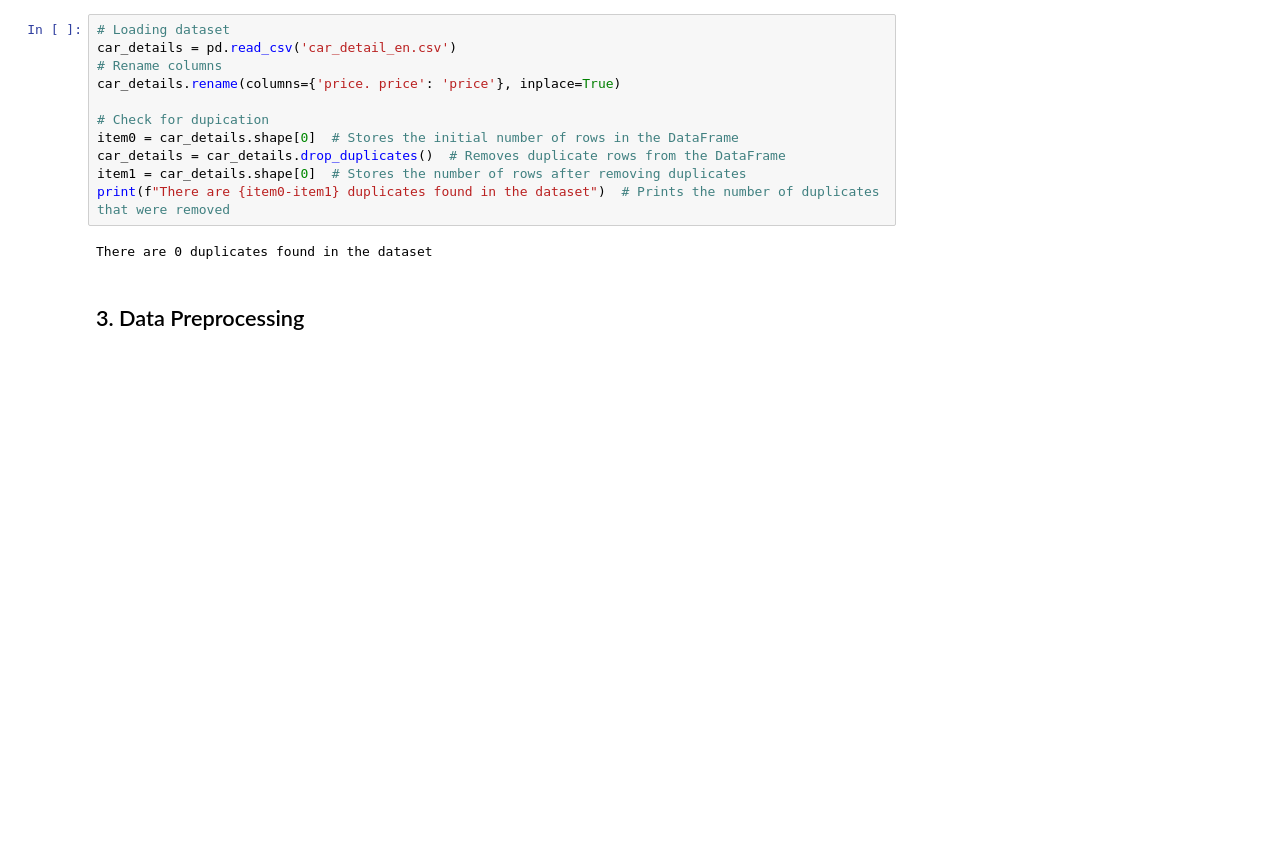
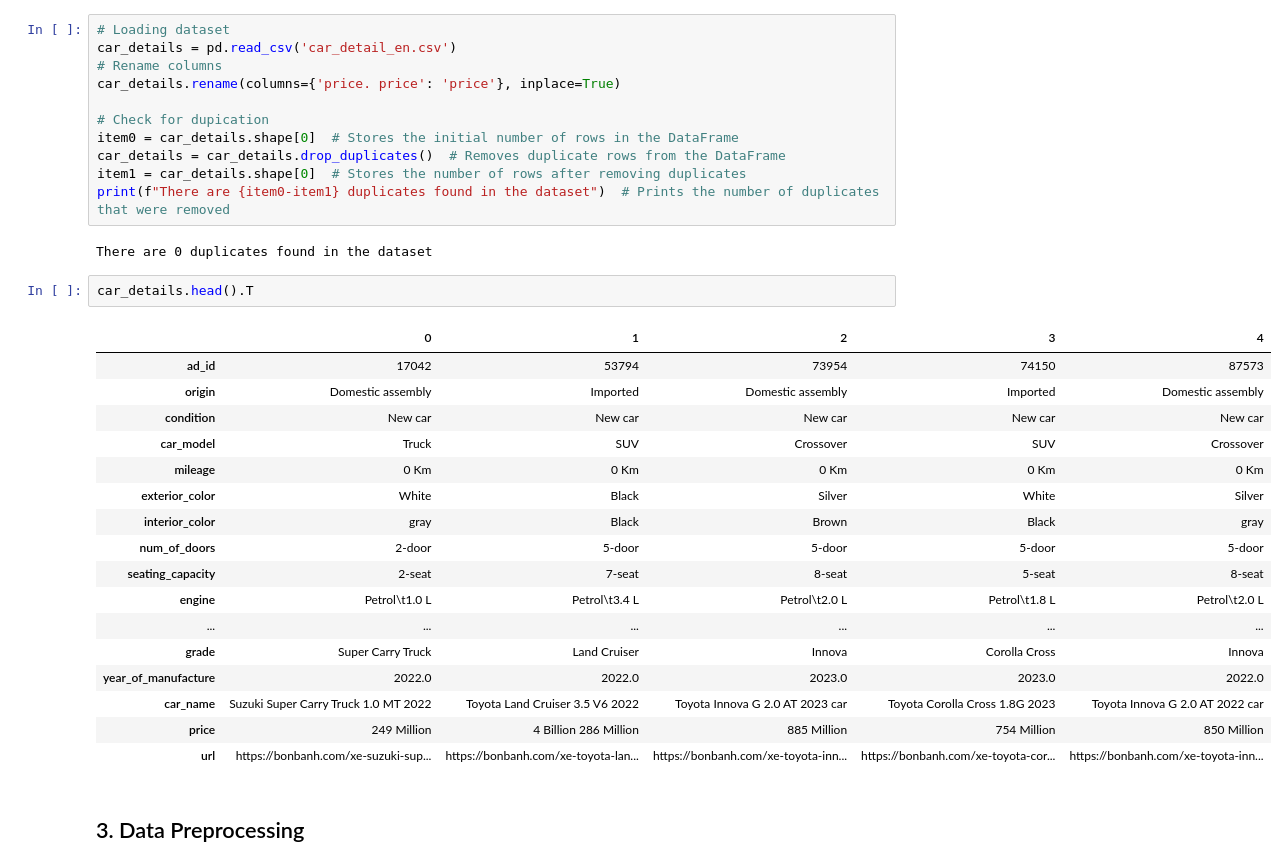
Before and after one commit to duyphuongnguyen1999/Car-Price-Prediction, a Jupyter notebook: Data_Preparation_Module.ipynb, the cells around one changed output. Saved outputs shown, nothing was run; the diff lists cells and outputs as text; blank space fills up the shorter version.

```diff
--- a/Data_Preparation_Module.ipynb
+++ b/Data_Preparation_Module.ipynb
@@ -45,6 +47,26 @@ item1 = car_details.shape[0]  # Stores the number of rows after removing duplica
 print(f"There are {item0-item1} duplicates found in the dataset")  # Prints the number of duplicates that were removed
 # %% [output]
 There are 0 duplicates found in the dataset
+# %%
+car_details.head().T
+# %% [output]
+|  | 0 | 1 | 2 | 3 | 4 |
+| ad_id | 17042 | 53794 | 73954 | 74150 | 87573 |
+| origin | Domestic assembly | Imported | Domestic assembly | Imported | Domestic assembly |
+| condition | New car | New car | New car | New car | New car |
+| car_model | Truck | SUV | Crossover | SUV | Crossover |
+| mileage | 0 Km | 0 Km | 0 Km | 0 Km | 0 Km |
+| exterior_color | White | Black | Silver | White | Silver |
+| interior_color | gray | Black | Brown | Black | gray |
+| num_of_doors | 2-door | 5-door | 5-door | 5-door | 5-door |
+| seating_capacity | 2-seat | 7-seat | 8-seat | 5-seat | 8-seat |
+| engine | Petrol\t1.0 L | Petrol\t3.4 L | Petrol\t2.0 L | Petrol\t1.8 L | Petrol\t2.0 L |
+| ... | ... | ... | ... | ... | ... |
+| grade | Super Carry Truck | Land Cruiser | Innova | Corolla Cross | Innova |
+| year_of_manufacture | 2022.0 | 2022.0 | 2023.0 | 2023.0 | 2022.0 |
+| car_name | Suzuki Super Carry Truck 1.0 MT 2022 | Toyota Land Cruiser 3.5 V6 2022 | Toyota Innova G 2.0 AT 2023 car | Toyota Corolla Cross 1.8G 2023 | Toyota Innova G 2.0 AT 2022 car |
+| price | 249 Million | 4 Billion 286 Million | 885 Million | 754 Million | 850 Million |
+| url | https://bonbanh.com/xe-suzuki-sup... | https://bonbanh.com/xe-toyota-lan... | https://bonbanh.com/xe-toyota-inn... | https://bonbanh.com/xe-toyota-cor... | https://bonbanh.com/xe-toyota-inn... |
 # %% [markdown]
 ## 3. Data Preprocessing
 # %% [markdown]
```
Also changed, not shown: parts of 6 cells of this notebook, 2 other files.
